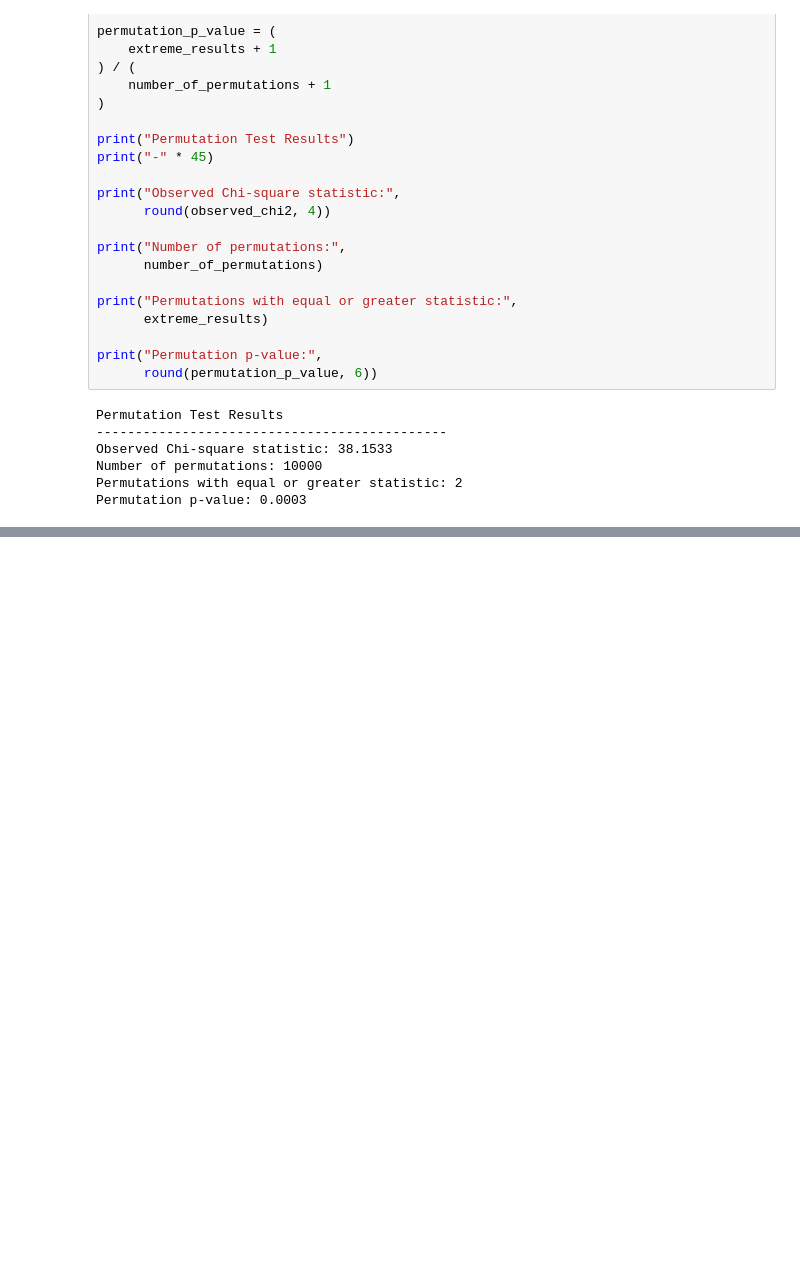
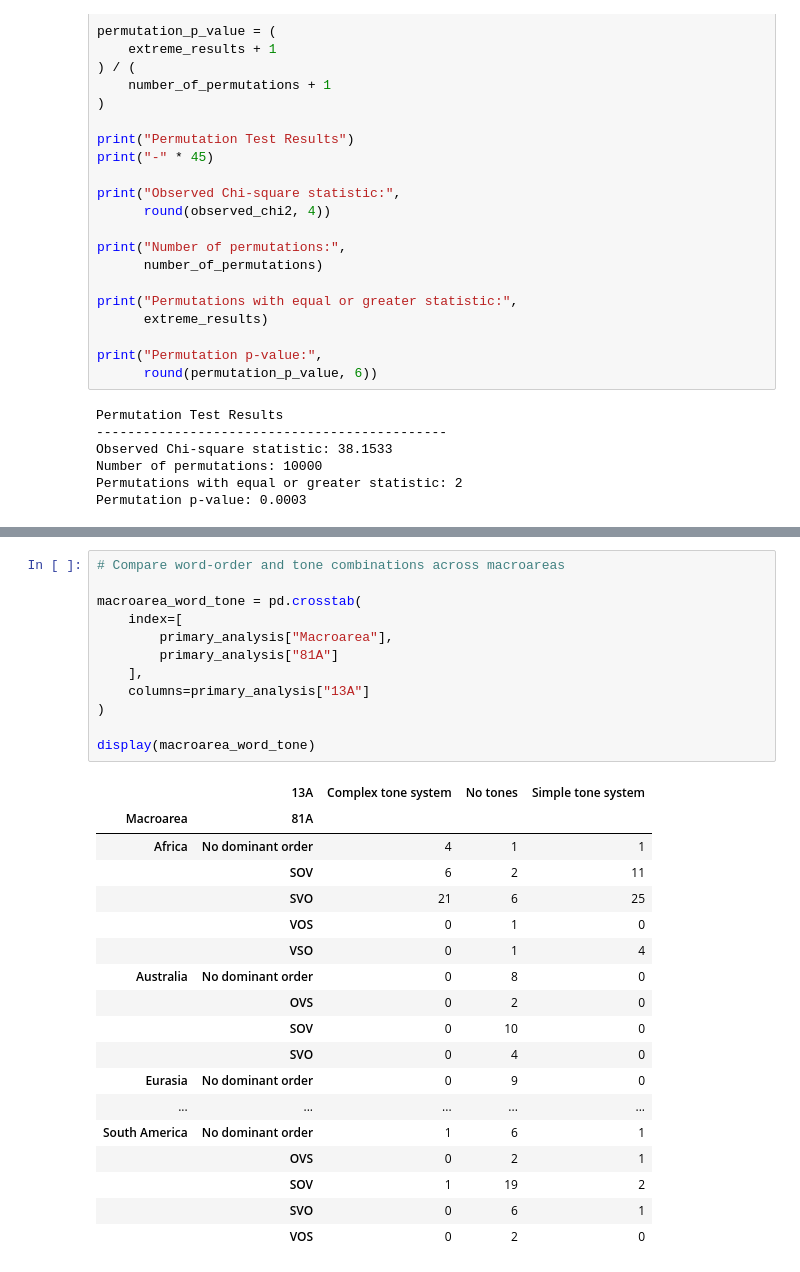
Before and after one commit to Rani-Wheeza/wals-linguistic-association-analysis, a Jupyter notebook: notebooks/01_wals_data_understanding.ipynb, the cells around one changed output, grey strips where cells are left out. Cells and saved outputs as stored; diff of their text form; blank space fills up the shorter version.

```diff
--- a/notebooks/01_wals_data_understanding.ipynb
+++ b/notebooks/01_wals_data_understanding.ipynb
@@ -1571,0 +2472,31 @@ Permutation p-value: 0.0003
+# %%
+# Compare word-order and tone combinations across macroareas
+
+macroarea_word_tone = pd.crosstab(
+    index=[
+        primary_analysis["Macroarea"],
+        primary_analysis["81A"]
+    ],
+    columns=primary_analysis["13A"]
+)
+
+display(macroarea_word_tone)
+# %% [output]
+|  | 13A | Complex tone system | No tones | Simple tone system |
+| Macroarea | 81A |  |  |  |
+| Africa | No dominant order | 4 | 1 | 1 |
+|  | SOV | 6 | 2 | 11 |
+|  | SVO | 21 | 6 | 25 |
+|  | VOS | 0 | 1 | 0 |
+|  | VSO | 0 | 1 | 4 |
+| Australia | No dominant order | 0 | 8 | 0 |
+|  | OVS | 0 | 2 | 0 |
+|  | SOV | 0 | 10 | 0 |
+|  | SVO | 0 | 4 | 0 |
+| Eurasia | No dominant order | 0 | 9 | 0 |
+| ... | ... | ... | ... | ... |
+| South America | No dominant order | 1 | 6 | 1 |
+|  | OVS | 0 | 2 | 1 |
+|  | SOV | 1 | 19 | 2 |
+|  | SVO | 0 | 6 | 1 |
+|  | VOS | 0 | 2 | 0 |
```
Also changed, not shown: parts of 38 cells of this notebook.
